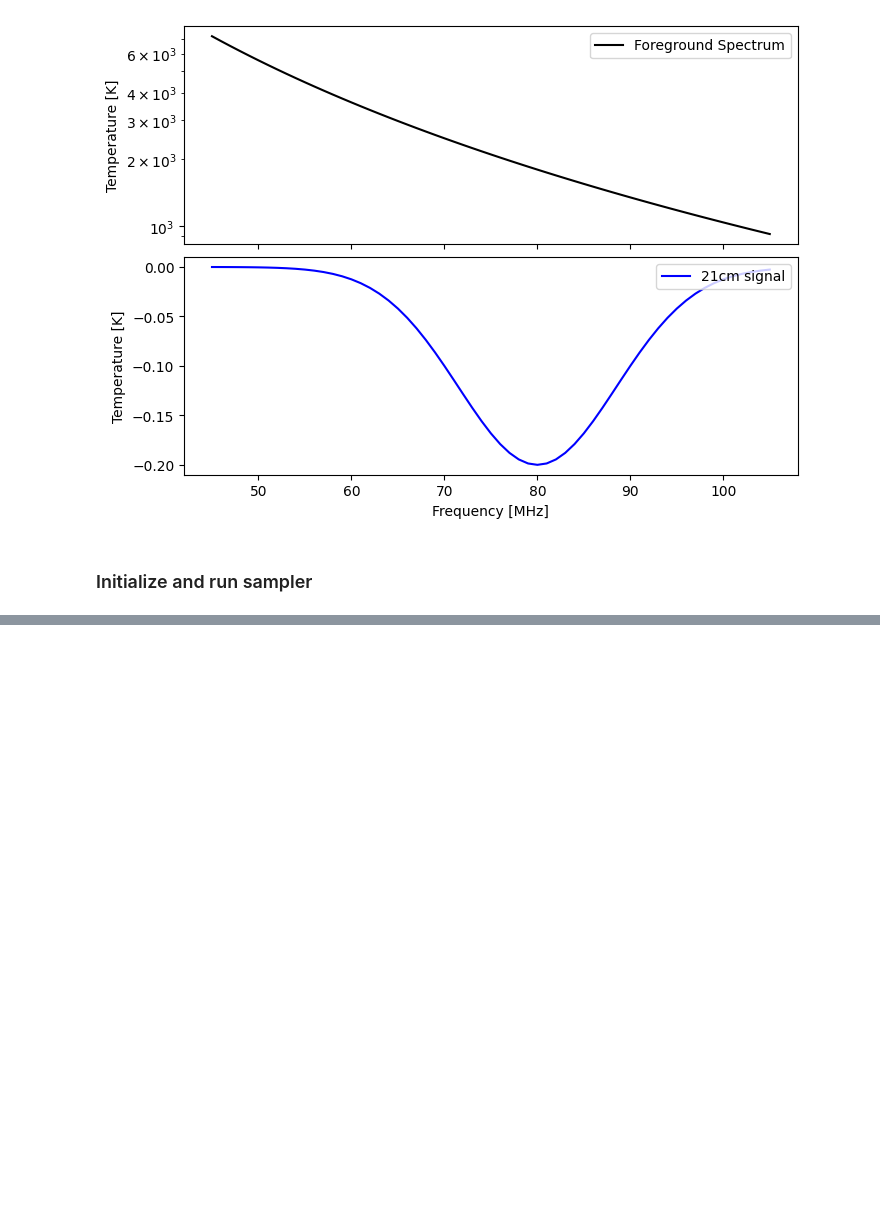
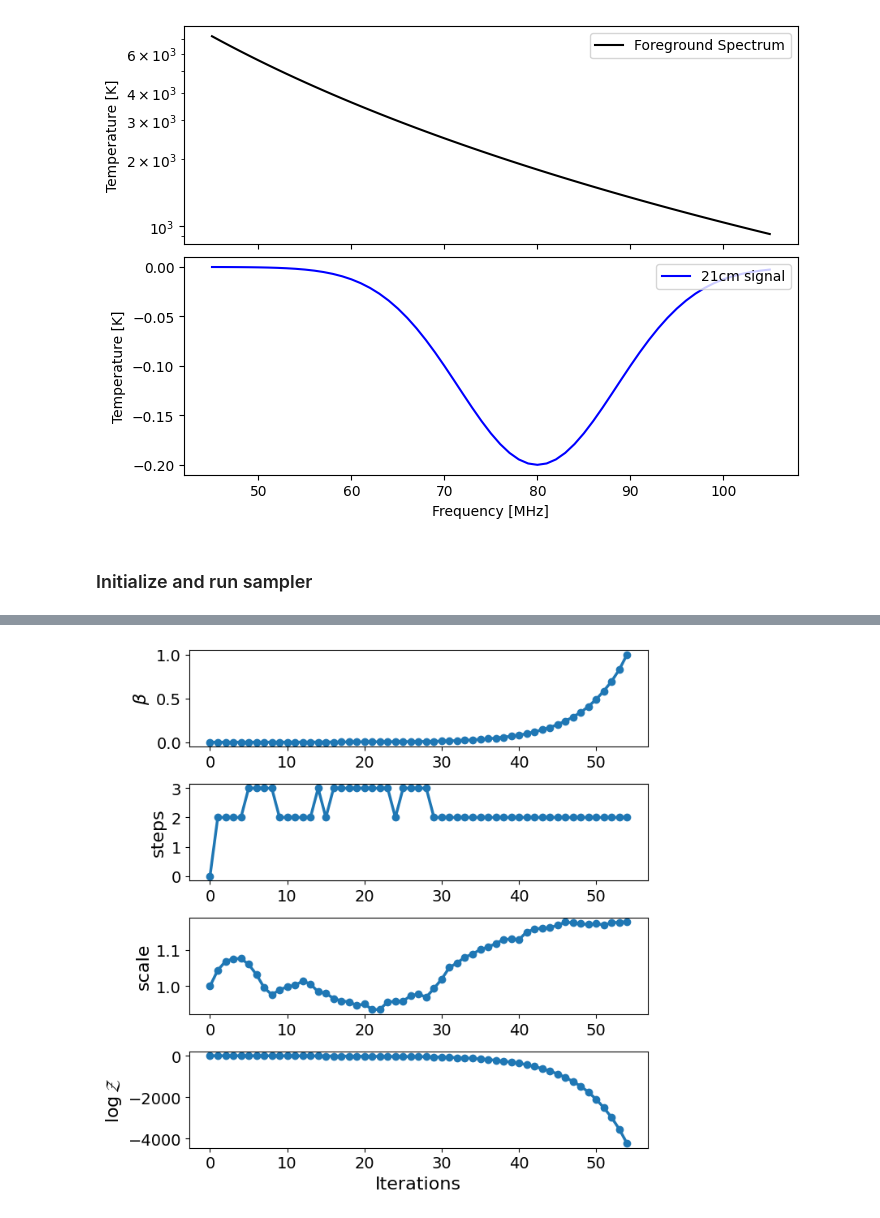
Before and after one commit to christianhbye/MIST-global-signal, a Jupyter notebook: lst_bins.ipynb, the cells around one changed output, grey strips where cells are left out. Cells and saved outputs as stored; diff of their text form; code cells hidden in the pictures; blank space fills up the shorter version.

```diff
--- a/lst_bins.ipynb
+++ b/lst_bins.ipynb
@@ -254,0 +296,4 @@ Iter: 53it [03:21,  3.80s/it, beta=1, calls=135000, ESS=0.996, logZ=-248, accept
+# %%
+_ = pc.plotting.run(results, width=7, height=7)
+# %% [output]
+[figure, added]
```
Also changed, not shown: parts of 14 cells of this notebook.
